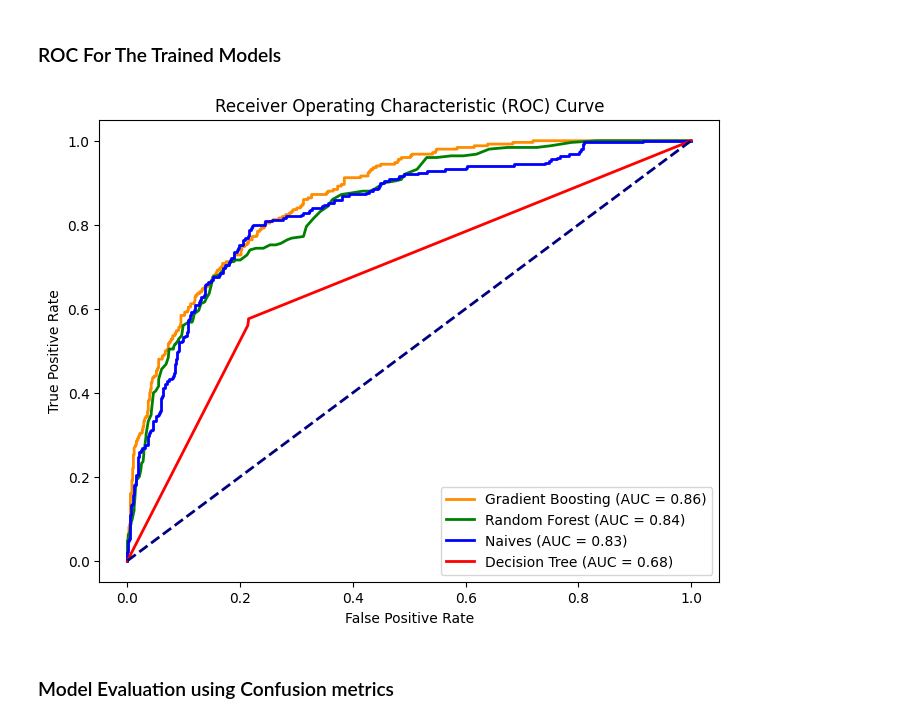
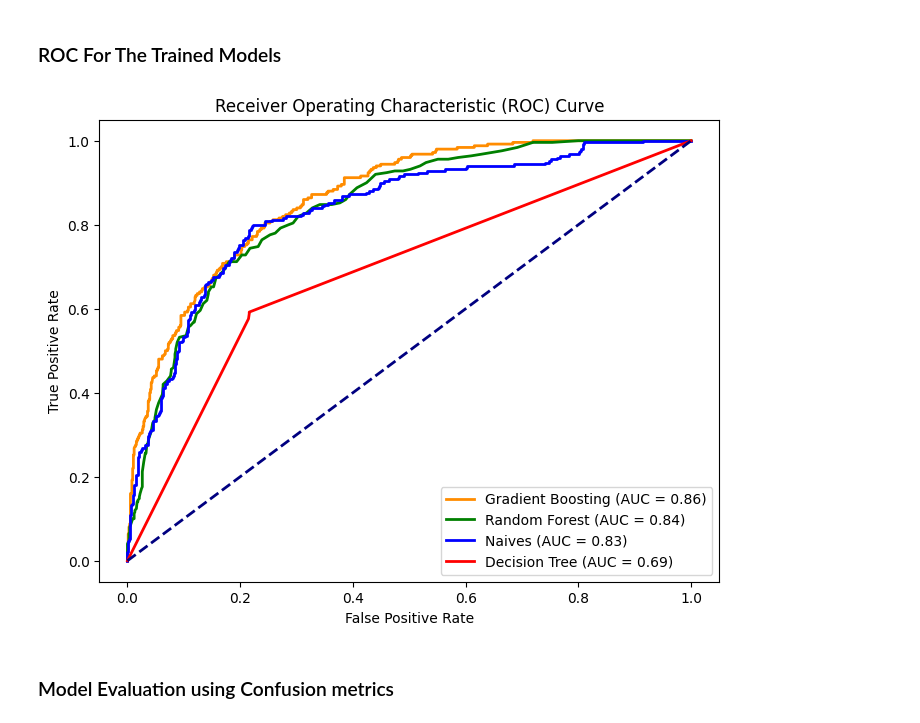
Before and after one commit to qochieng/LP2-Classification-Project, a Jupyter notebook: TelcoChurn-1.ipynb, the cells around one changed output. Cells and saved outputs as stored; diff of their text form; code cells hidden in the pictures.

```diff
--- a/TelcoChurn-1.ipynb
+++ b/TelcoChurn-1.ipynb
@@ -530,7 +617,7 @@ X.shape
 # %% [output]
 (5042, 19)
 # %%
-X=X.fillna('NaN')
+#X=X.fillna('NaN')
 # %% [markdown]
 ### To create pipelines
 # %%
@@ -616,13 +697,0 @@ pipeline = Pipeline([
-# %%
-from sklearn.tree import DecisionTreeClassifier
-from sklearn.ensemble import RandomForestClassifier, GradientBoostingClassifier
-from sklearn.metrics import accuracy_score,precision_score,recall_score,confusion_matrix,f1_score,classification_report
-from sklearn.naive_bayes import GaussianNB
-from sklearn.linear_model import LogisticRegression, LinearRegression
-
-
-Decision_tree = Pipeline([
-    ('preprocessor',transformer),
-    ('classifier',DecisionTreeClassifier(random_state=42))
-])
-Decision_tree.fit(X_train,y_train)
@@ -648,0 +698,8 @@ Pipeline(steps=[('preprocessor',
+# %%
+
+dtc = Pipeline([
+    ('preprocessor',transformer),
+    ('classifier',DecisionTreeClassifier(random_state=42))
+])
+# %%
+dtc.fit(X_train,y_train_encoded)
@@ -734,35 +811,35 @@ Pipeline(steps=[('preprocessor',
 # %%
 y_scores_Gradient = Gradient_pipe.predict_proba(X_eval)[:, 1]
 y_scores_RandomForest = random_forest_pipe.predict_proba(X_eval)[:, 1]
 y_scores_Naives = Naives.predict_proba(X_eval)[:, 1]
-y_scores_Decisiontree = Decision_tree.predict_proba(X_eval)[:, 1]
+y_scores_Decisiontree = dtc.predict_proba(X_eval)[:, 1]
 
 # Calculate ROC curve for each model
 fpr_Gradient, tpr_Gradient, _ = roc_curve(y_eval_encoded, y_scores_Gradient)
 fpr_RandomForest, tpr_RandomForest, _ = roc_curve(y_eval_encoded, y_scores_RandomForest)
 fpr_Naives, tpr_Naives, _ = roc_curve(y_eval_encoded, y_scores_Naives)
 fpr_Decisiontree, tpr_Decisiontree, _ = roc_curve(y_eval_encoded, y_scores_Decisiontree)
 
 # Calculate the area under the curve (AUC) for each model
 roc_auc_Gradient = auc(fpr_Gradient, tpr_Gradient)
 roc_auc_RandomForest = auc(fpr_RandomForest, tpr_RandomForest)
 roc_auc_Naives = auc(fpr_Naives, tpr_Naives)
 roc_auc_Decisiontree = auc(fpr_Decisiontree, tpr_Decisiontree)
 
 # Plot ROC curves for each model on the same graph
 plt.figure(figsize=(8, 6))
 plt.plot(fpr_Gradient, tpr_Gradient, color='darkorange', lw=2, label=f'Gradient Boosting (AUC = {roc_auc_Gradient:.2f})')
 plt.plot(fpr_RandomForest, tpr_RandomForest, color='green', lw=2, label=f'Random Forest (AUC = {roc_auc_RandomForest:.2f})')
 plt.plot(fpr_Naives, tpr_Naives, color='blue', lw=2, label=f'Naives (AUC = {roc_auc_Naives:.2f})')
 plt.plot(fpr_Decisiontree, tpr_Decisiontree, color='red', lw=2, label=f'Decision Tree (AUC = {roc_auc_Decisiontree:.2f})')
 plt.plot([0, 1], [0, 1], color='navy', lw=2, linestyle='--')
 plt.xlabel('False Positive Rate')
 plt.ylabel('True Positive Rate')
 plt.title('Receiver Operating Characteristic (ROC) Curve')
 plt.legend(loc='lower right')
 plt.show()
 # %% [output]
-[figure, old version]
+[figure, new version]
 # %% [markdown]
 ### Model Evaluation using Confusion metrics
 # %%
```
Also changed, not shown: parts of 51 cells of this notebook, 1 other file.
